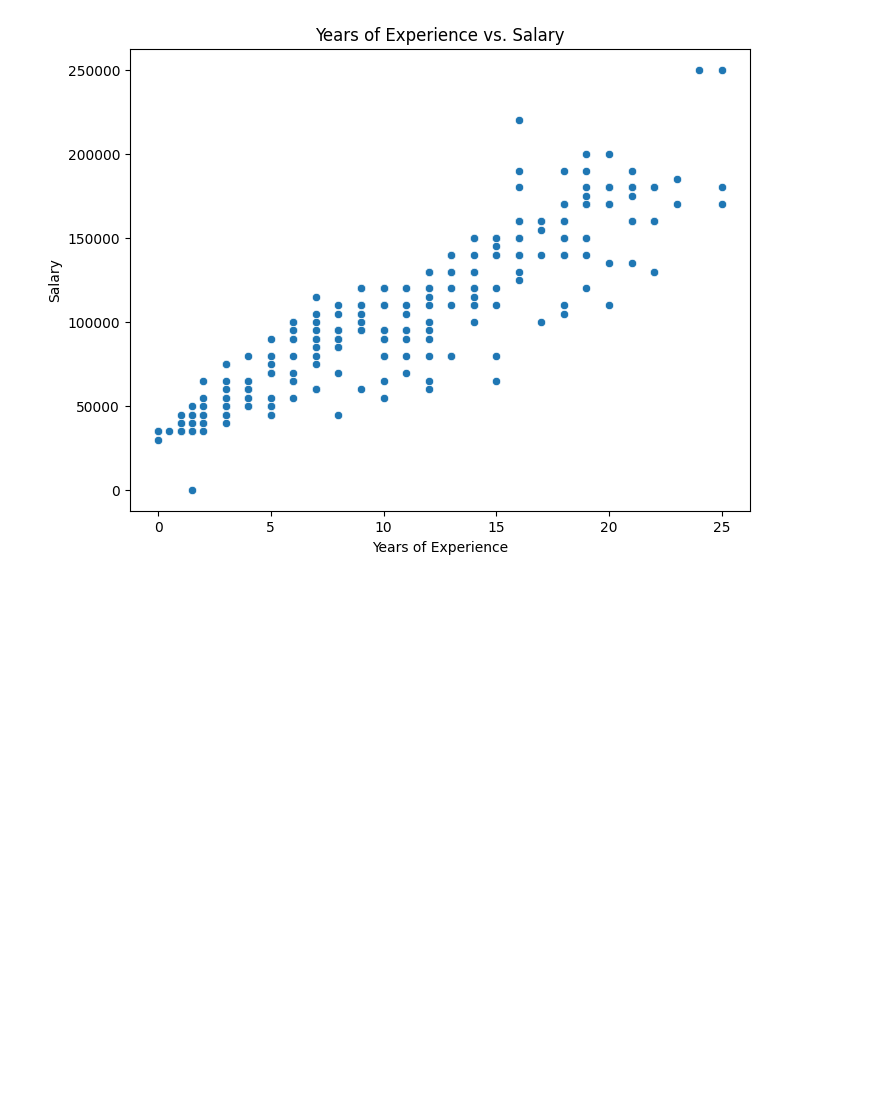
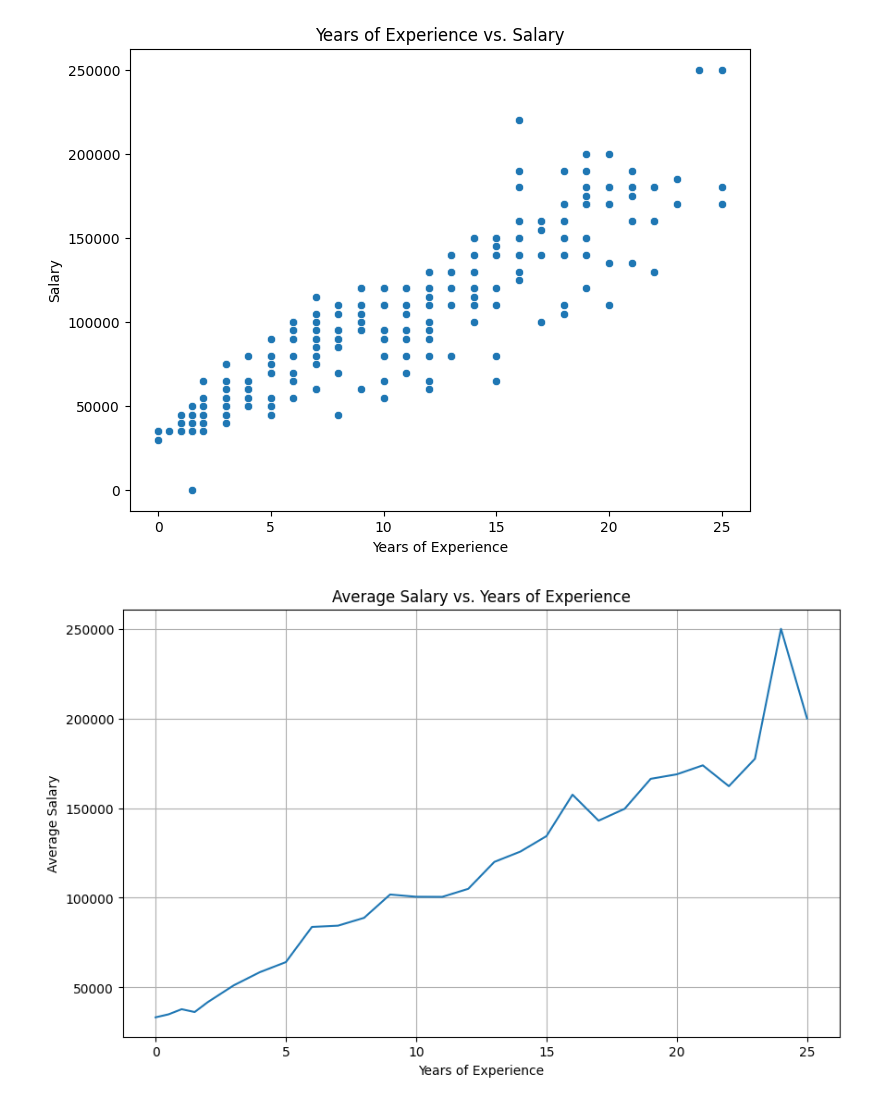
Before and after one commit to marsznatalia/PodstawyUczeniaMaszynowego, a Jupyter notebook: Class1PUM.ipynb, the cells around one changed output. Drawn from its saved outputs; the diff is of its cells as text; code cells hidden in the pictures; blank space fills up the shorter version.

```diff
--- a/Class1PUM.ipynb
+++ b/Class1PUM.ipynb
@@ -25,3 +25,15 @@ plt.ylabel('Salary')
 plt.show()
 # %% [output]
 [figure]
+# %%
+average_salary_by_experience = data.groupby('Years of Experience')['Salary'].mean()
+
+plt.figure(figsize=(10, 6))
+plt.plot(average_salary_by_experience.index, average_salary_by_experience.values)
+plt.title('Average Salary vs. Years of Experience')
+plt.xlabel('Years of Experience')
+plt.ylabel('Average Salary')
+plt.grid(True)
+plt.show()
+# %% [output]
+[figure, added]
```
